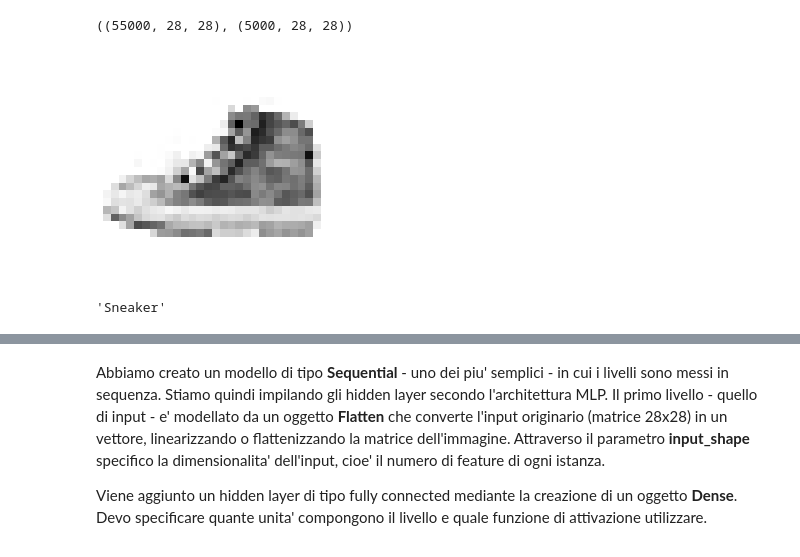
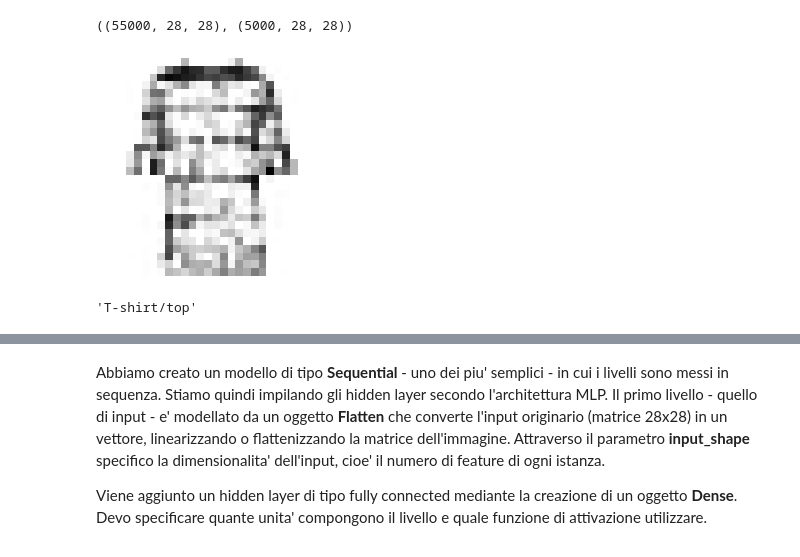
Before and after one commit to matzigno/CSML22, a Jupyter notebook: DeepNeuralNetwork/ArtificialNeuralNetworks.ipynb, the cells around one changed output, grey strips where cells are left out. Cells and saved outputs as stored; diff of their text form; code cells hidden in the pictures.

```diff
--- a/DeepNeuralNetwork/ArtificialNeuralNetworks.ipynb
+++ b/DeepNeuralNetwork/ArtificialNeuralNetworks.ipynb
@@ -120,13 +120,13 @@ X_train.shape, X_valid.shape
 # %%
 class_names = ["T-shirt/top", "Trouser", "Pullover", "Dress", "Coat", "Sandal", "Shirt", "Sneaker", "Bag", "Ankle boot"]
 # %%
-plt.imshow(X_train[2], cmap="binary")
+plt.imshow(X_train[10], cmap="binary")
 plt.axis('off')
 plt.show()
-class_names[y_train[2]]
+class_names[y_train[10]]
 # %% [output]
-[figure, old version]
+[figure, new version]
-'Sneaker'
+'T-shirt/top'
 # %% [markdown]
 ### Creazione del modello MLP
 
```
Also changed, not shown: parts of 1 cell of this notebook.
